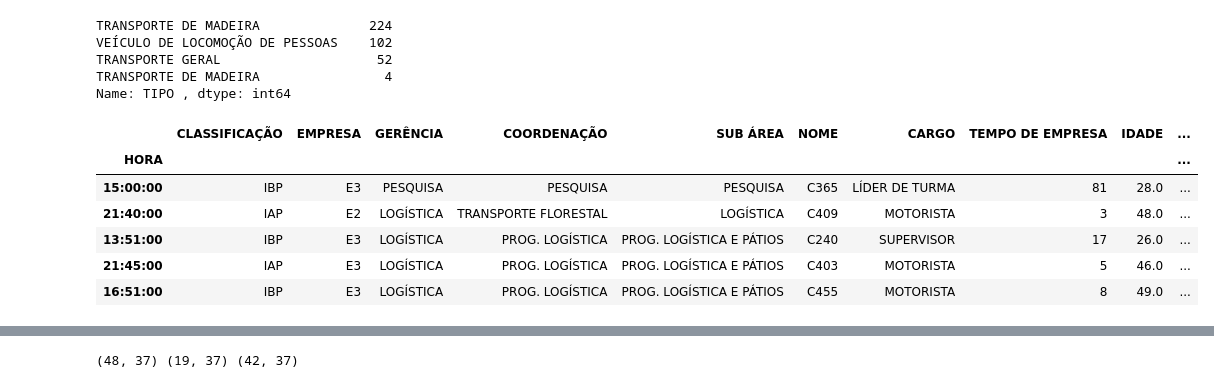
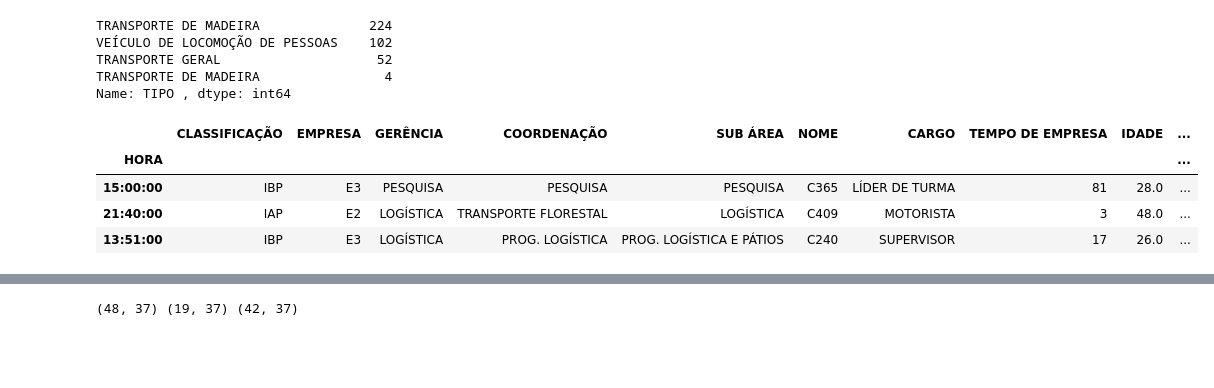
Before and after one commit to Lucas-Buk/IMT, a Jupyter notebook: Tratamento.ipynb, the cells around one changed output, grey strips where cells are left out. Drawn from its saved outputs; the diff is of its cells as text; code cells hidden in the pictures; blank space fills up the shorter version.

```diff
--- a/Tratamento.ipynb
+++ b/Tratamento.ipynb
@@ -404,16 +545,14 @@ Name: TIPO , dtype: int64
 # %%
 # Ocorrências
 dfOCO = pd.read_excel(fileOCO)
 dfOCO = dfOCO.dropna(subset=['EMPRESA'])
 dfOCO = dfOCO.dropna(subset=['TIPO '])
 dfOCO['HorarioAcidente'] = pd.to_datetime(dfOCO['HORA'], format='%H:%M:%S').dt.hour
 dfOCO.set_index('HORA',drop=True,inplace=True)
-dfOCO.head()
+dfOCO.head(3)
 # %% [output]
 |  | CLASSIFICAÇÃO | EMPRESA | GERÊNCIA | COORDENAÇÃO | SUB ÁREA | NOME | CARGO | TEMPO DE EMPRESA | IDADE | ... |
 | HORA |  |  |  |  |  |  |  |  |  | ... |
 | 15:00:00 | IBP | E3 | PESQUISA | PESQUISA | PESQUISA | C365 | LÍDER DE TURMA | 81 | 28.0 | ... |
 | 21:40:00 | IAP | E2 | LOGÍSTICA | TRANSPORTE FLORESTAL | LOGÍSTICA | C409 | MOTORISTA | 3 | 48.0 | ... |
 | 13:51:00 | IBP | E3 | LOGÍSTICA | PROG. LOGÍSTICA | PROG. LOGÍSTICA E PÁTIOS | C240 | SUPERVISOR | 17 | 26.0 | ... |
-| 21:45:00 | IAP | E3 | LOGÍSTICA | PROG. LOGÍSTICA | PROG. LOGÍSTICA E PÁTIOS | C403 | MOTORISTA | 5 | 46.0 | ... |
-| 16:51:00 | IBP | E3 | LOGÍSTICA | PROG. LOGÍSTICA | PROG. LOGÍSTICA E PÁTIOS | C455 | MOTORISTA | 8 | 49.0 | ... |
```
Also changed, not shown: parts of 83 cells of this notebook.
